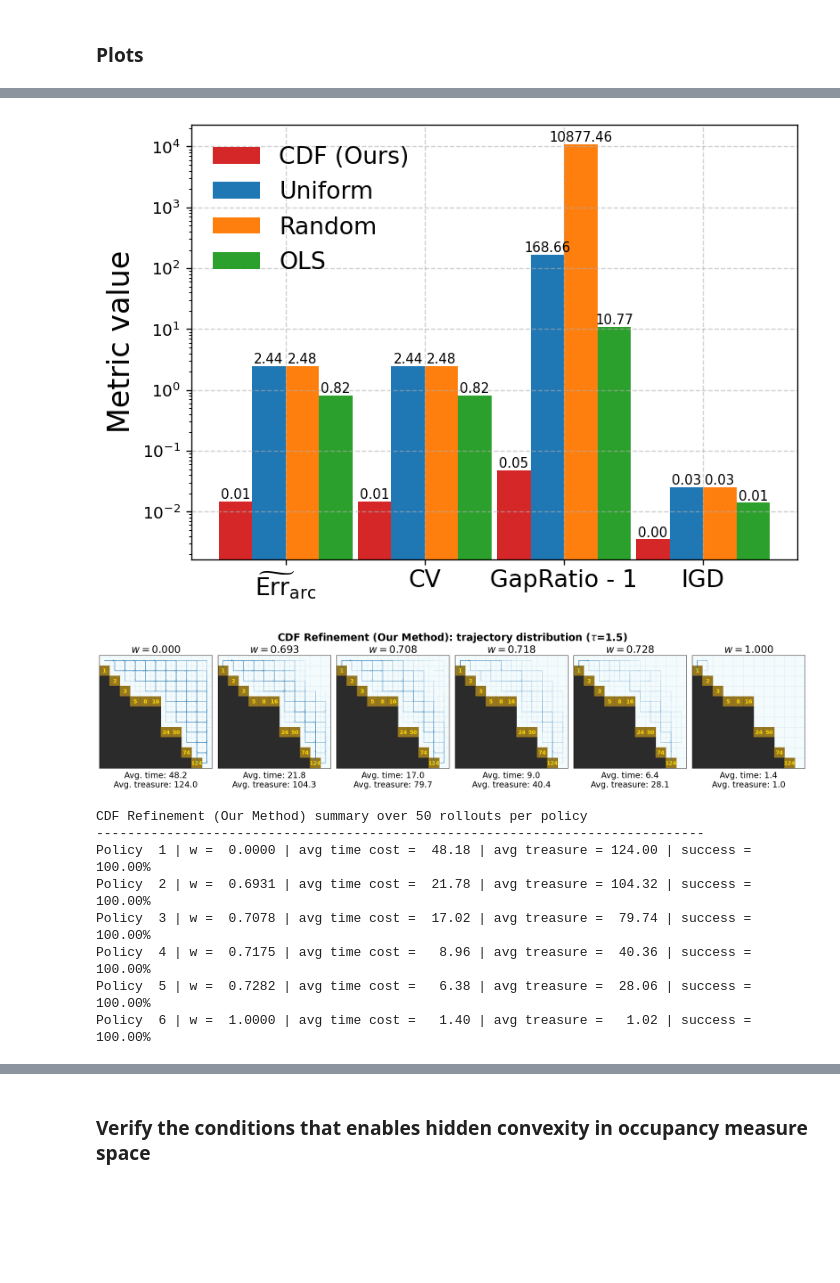
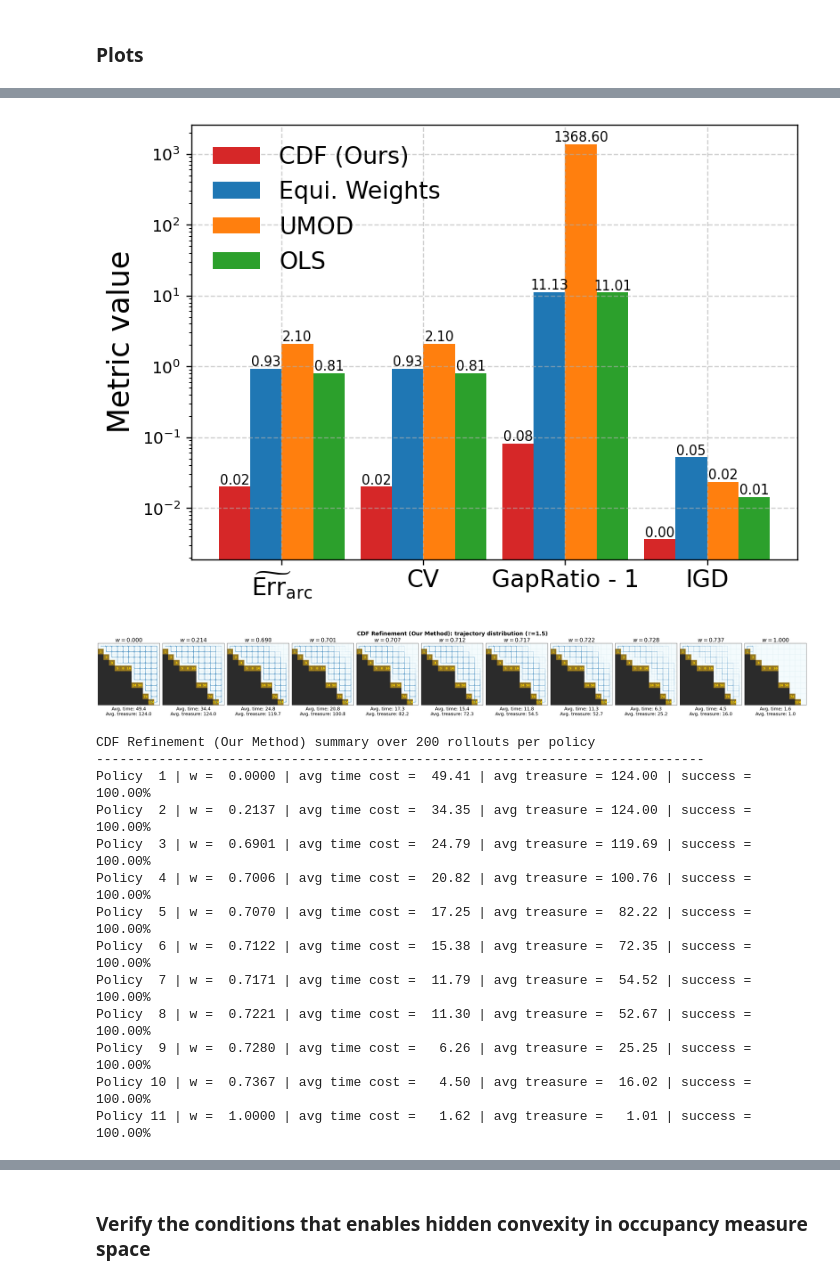
Before and after one commit to Liuyuan999/MOO_Uniform_PF, a Jupyter notebook: Policy_update_DST_with_baseline.ipynb, the cells around one changed output, grey strips where cells are left out. Saved outputs shown, nothing was run; the diff lists cells and outputs as text; code cells hidden in the pictures; blank space fills up the shorter version.

```diff
--- a/Policy_update_DST_with_baseline.ipynb
+++ b/Policy_update_DST_with_baseline.ipynb
@@ -346,0 +446,18 @@ def solve_policy_scalarization(
+# %%
+ENV_ID = "deep-sea-treasure-concave-v0"   # or "deep-sea-treasure-v0"
+env = mo_gym.make(ENV_ID)
+model = build_dst_tabular_model(env)
+
+P = model["P"]
+R = model["R"]
+rho0 = model["rho0"]
+S = model["S"]
+A = model["A"]
+
+
+gamma = 0.999
+tau = 1.5 #3.
+pi_ref = make_equispace_pi_ref(S, A)
+
+
+plot_dst_grid(model)
@@ -1136,5 +1759,6 @@ METHOD_COLORS = {
 # %%
-def plot_error_convergence(out_cdf, save_path = FIG_PATH + "Err_convergence.pdf", title = "Convergence of Arc-Length Uniformity"):
+def plot_error_convergence(out_cdf, save_path = FIG_PATH + "Err_convergence.pdf", title = "Convergence of Arc-Length Equispaceity",
+                          if_ref = False):
     """
     Plots the Relative RMS Arc-Length Error across outer iterations.
     """
@@ -1144,7 +1768,7 @@ def plot_error_convergence(out_cdf, save_path = FIG_PATH + "Err_convergence.pdf"
     for t_results in history:
         # Reconstruct regularized PF for each iteration to calculate error
         pf_t = results_to_regularized_pf(t_results)
-        err_t = calculate_relative_rms_err(pf_t)
+        err_t = calculate_relative_rms_err_ref(pf_t) if if_ref else calculate_relative_rms_err(pf_t)
         errors.append(err_t)
 
     # plt.figure(figsize=(7, 4))
@@ -1158,6 +1782,7 @@ def plot_error_convergence(out_cdf, save_path = FIG_PATH + "Err_convergence.pdf"
     plt.tight_layout()
     plt.savefig(save_path, bbox_inches="tight")
     plt.show()
+    return errors
 
 def results_to_regularized_pf(results):
     return np.array([[r["R1"] - r["reg"], r["R2"] - r["reg"]] for r in results], dtype=float)
@@ -1214,7 +1839,7 @@ def plot_converged_fronts_regularized(out_cdf, configs, save_path = FIG_PATH + "
 
     plt.xlabel(r"$f_1$")
     plt.ylabel(r"$f_2$")
-    # plt.title(f"Pareto Frontier: Arc-Length Uniformity (N={len(pf)})")
+    # plt.title(f"Pareto Frontier: Arc-Length Equispaceity (N={len(pf)})")
     plt.grid(True, linestyle="--", alpha=0.6)
     plt.legend()
     plt.tight_layout()
@@ -1233,7 +1858,7 @@ def plot_metric_bars(metrics,
     ])
 
     x = np.arange(len(metric_names))
-    width = 0.24
+    width = 1/(len(metrics.keys())+0.5)
 
     # plt.figure(figsize=(7,4))
 
@@ -1268,5 +1893,5 @@ def plot_metric_bars(metrics,
     plt.savefig(save_path, bbox_inches="tight")
     plt.show()
 # %%
-plot_error_convergence(out_cdf)
+_ = plot_error_convergence(out_cdf)
 # %% [output]
@@ -1288,18 +1915,24 @@ metrics = {
         "GapRatio - 1": abs(max_min_gap_ratio(pf_cdf) - 1),
         "IGD": igd(pf_cdf),
     },
-    "Uniform": {
+    "Equi. Weights": {
         r"$\widetilde{\mathrm{Err}}_{\mathrm{arc}}$": calculate_relative_rms_err(pf_uni),
         "CV": arc_length_cv(pf_uni),
         "GapRatio - 1": abs(max_min_gap_ratio(pf_uni) - 1),
         "IGD": igd(pf_uni),
     },
-    "Random": {
-        r"$\widetilde{\mathrm{Err}}_{\mathrm{arc}}$": calculate_relative_rms_err(pf_rand),
-        "CV": arc_length_cv(pf_rand),
-        "GapRatio - 1": abs(max_min_gap_ratio(pf_rand) - 1),
-        "IGD": igd(pf_rand),
+    "UMOD": {
+        r"$\widetilde{\mathrm{Err}}_{\mathrm{arc}}$": calculate_relative_rms_err(pf_umod),
+        "CV": arc_length_cv(pf_umod),
+        "GapRatio - 1": abs(max_min_gap_ratio(pf_umod) - 1),
+        "IGD": igd(pf_umod),
     },
+    # "Random": {
+    #     r"$\widetilde{\mathrm{Err}}_{\mathrm{arc}}$": calculate_relative_rms_err(pf_rand),
+    #     "CV": arc_length_cv(pf_rand),
+    #     "GapRatio - 1": abs(max_min_gap_ratio(pf_rand) - 1),
+    #     "IGD": igd(pf_rand),
+    # },
     "OLS": {
         r"$\widetilde{\mathrm{Err}}_{\mathrm{arc}}$": calculate_relative_rms_err(pf_ols),
         "CV": arc_length_cv(pf_ols),
@@ -1311,7 +1944,7 @@ metrics = {
 
 plot_metric_bars(metrics)
 # %% [output]
-[figure, old version]
+[figure, new version]
 # %%
 def rollout_trajectories(model, pi, num_steps=80, num_envs=4):
     """Generates stochastic rollouts for a single policy."""
@@ -1605,24 +2238,29 @@ def plot_policy_trajectories_separately(
 # %%
 results_cdf_last = out_cdf["policy_history"][-1]
 
 stats_cdf = plot_policy_trajectories_separately(
     model,
     results_cdf_last,
     tau=tau,
     method_name="CDF Refinement (Our Method)",
-    n_rollouts=50,
+    n_rollouts=200,
     max_steps=200,
 )
 # %% [output]
-[figure, old version]
+[figure, new version]
-CDF Refinement (Our Method) summary over 50 rollouts per policy
+CDF Refinement (Our Method) summary over 200 rollouts per policy
 ------------------------------------------------------------------------------
-Policy  1 | w =  0.0000 | avg time cost =  48.18 | avg treasure = 124.00 | success = 100.00%
-Policy  2 | w =  0.6931 | avg time cost =  21.78 | avg treasure = 104.32 | success = 100.00%
-Policy  3 | w =  0.7078 | avg time cost =  17.02 | avg treasure =  79.74 | success = 100.00%
-Policy  4 | w =  0.7175 | avg time cost =   8.96 | avg treasure =  40.36 | success = 100.00%
-Policy  5 | w =  0.7282 | avg time cost =   6.38 | avg treasure =  28.06 | success = 100.00%
-Policy  6 | w =  1.0000 | avg time cost =   1.40 | avg treasure =   1.02 | success = 100.00%
+Policy  1 | w =  0.0000 | avg time cost =  49.41 | avg treasure = 124.00 | success = 100.00%
+Policy  2 | w =  0.2137 | avg time cost =  34.35 | avg treasure = 124.00 | success = 100.00%
+Policy  3 | w =  0.6901 | avg time cost =  24.79 | avg treasure = 119.69 | success = 100.00%
+Policy  4 | w =  0.7006 | avg time cost =  20.82 | avg treasure = 100.76 | success = 100.00%
+Policy  5 | w =  0.7070 | avg time cost =  17.25 | avg treasure =  82.22 | success = 100.00%
+Policy  6 | w =  0.7122 | avg time cost =  15.38 | avg treasure =  72.35 | success = 100.00%
+Policy  7 | w =  0.7171 | avg time cost =  11.79 | avg treasure =  54.52 | success = 100.00%
+Policy  8 | w =  0.7221 | avg time cost =  11.30 | avg treasure =  52.67 | success = 100.00%
+Policy  9 | w =  0.7280 | avg time cost =   6.26 | avg treasure =  25.25 | success = 100.00%
+Policy 10 | w =  0.7367 | avg time cost =   4.50 | avg treasure =  16.02 | success = 100.00%
+Policy 11 | w =  1.0000 | avg time cost =   1.62 | avg treasure =   1.01 | success = 100.00%
 # %%
 def get_results_list(obj):
     if isinstance(obj, dict) and "results" in obj:
```
Also changed, not shown: parts of 32 cells of this notebook.
